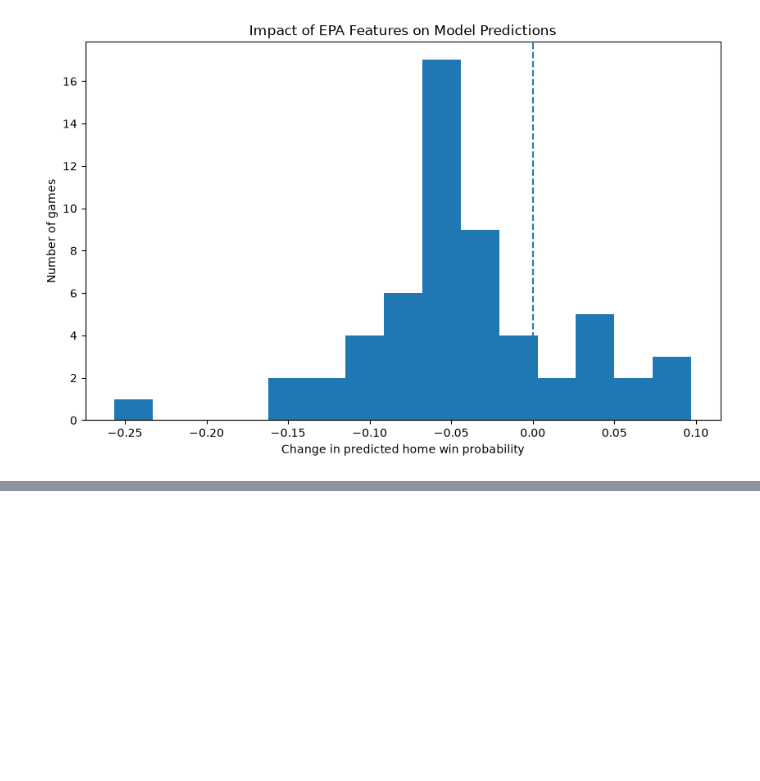
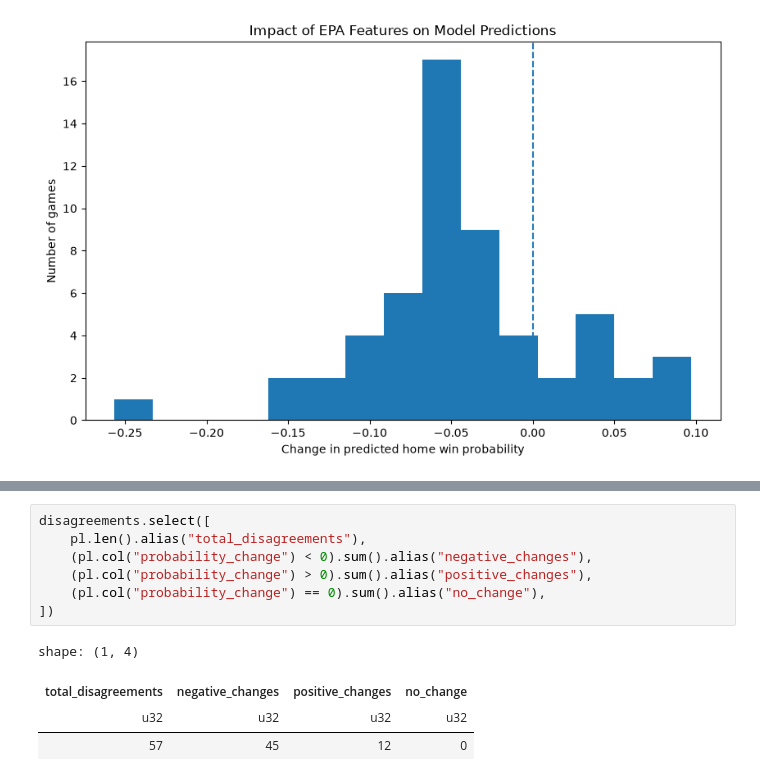
Before and after one commit to Joaquin2108/NFL-GamePredictor, a Jupyter notebook: Notebooks/modeling.ipynb, the cells around one changed output, grey strips where cells are left out. Saved outputs shown, nothing was run; the diff lists cells and outputs as text; blank space fills up the shorter version.

```diff
--- a/Notebooks/modeling.ipynb
+++ b/Notebooks/modeling.ipynb
@@ -868,3 +868,15 @@ shape: (57, 10)
 | "2024_18_JAX_IND" | 2024 | 18 | "IND" | "JAX" | 1 | 0.633504 | 0.479397 | -0.154107 | ... |
 | "2025_13_KC_DAL" | 2025 | 13 | "DAL" | "KC" | 1 | 0.594513 | 0.434995 | -0.159518 | ... |
 | "2025_02_ATL_MIN" | 2025 | 2 | "MIN" | "ATL" | 0 | 0.722833 | 0.466224 | -0.256609 | ... |
+# %%
+disagreements.select([
+    pl.len().alias("total_disagreements"),
+    (pl.col("probability_change") < 0).sum().alias("negative_changes"),
+    (pl.col("probability_change") > 0).sum().alias("positive_changes"),
+    (pl.col("probability_change") == 0).sum().alias("no_change"),
+])
+# %% [output]
+shape: (1, 4)
+| total_disagreements | negative_changes | positive_changes | no_change |
+| u32 | u32 | u32 | u32 |
+| 57 | 45 | 12 | 0 |
```
Also changed, not shown: parts of 4 cells of this notebook, 3 other files.
